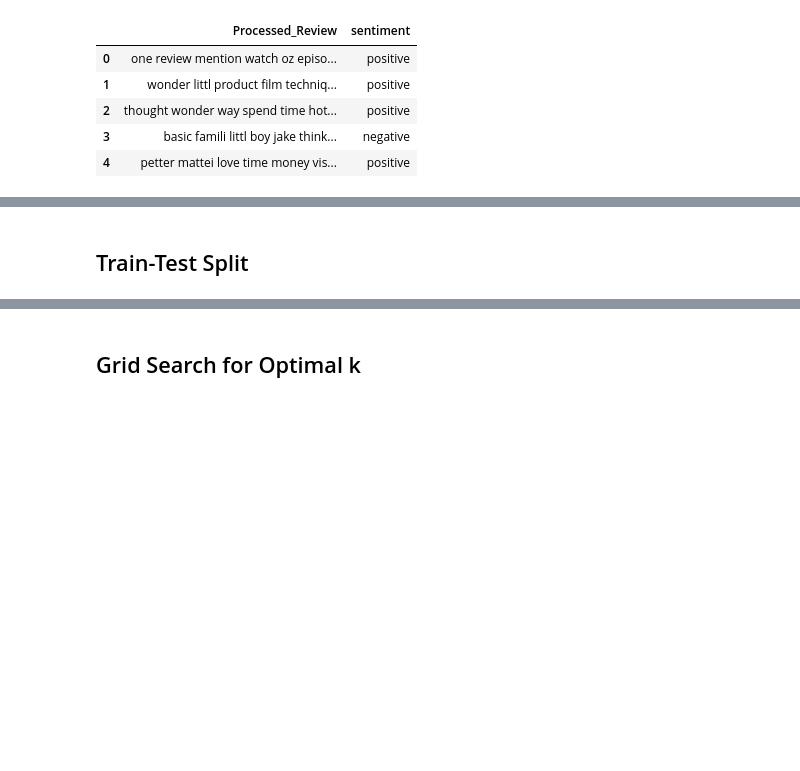
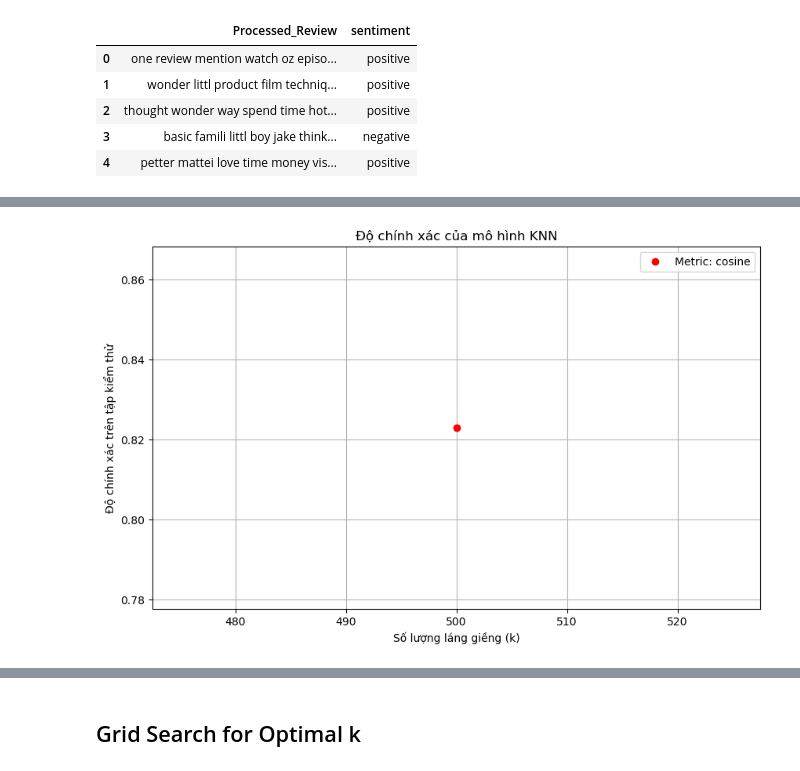
Before and after one commit to PhucLe1725/Group_4-Sentiment_Analysis, a Jupyter notebook: src/python/kNN.ipynb, the cells around one changed output, grey strips where cells are left out. Cells and saved outputs as stored; diff of their text form; code cells hidden in the pictures; blank space fills up the shorter version.

```diff
--- a/src/python/kNN.ipynb
+++ b/src/python/kNN.ipynb
@@ -28,8 +28,7 @@ from sklearn.metrics import accuracy_score, classification_report
 # %%
 # Chuyển dữ liệu sang đặc trưng số sử dụng TF-IDF
 tfidf = TfidfVectorizer(max_features=10000, ngram_range=(1, 2))
+X = tfidf.fit_transform(data['Processed_Review']).toarray()
+# Chia data thành các tập train và test
+y = data['sentiment']
+X_train, X_test, y_train, y_test = train_test_split(X, y, test_size=0.3, random_state=1)
-# %%
-# Chia data thành các tập train và test
-X = tfidf.fit_transform(data['Processed_Review']).toarray()
-y = data['sentiment']
-X_train, X_test, y_train, y_test = train_test_split(X, y, test_size=0.2, random_state=1)
@@ -47,2 +35,67 @@ def minkowski_distance(x1, x2, p=3):
-# %% [markdown]
-## Train-Test Split
+# %%
+import pandas as pd
+import matplotlib.pyplot as plt
+import time  # Thêm thư viện để tính thời gian
+from sklearn.neighbors import KNeighborsClassifier
+from sklearn.metrics import accuracy_score
+
+# Giả sử X_train, X_test, y_train, y_test đã được định nghĩa
+
+# Định nghĩa tham số của mô hình
+n_neighbors = 500
+metric = 'cosine'
+
+# Khởi tạo mô hình KNN với tham số cố định
+knn = KNeighborsClassifier(n_neighbors=n_neighbors, metric=metric)
+
+# Bắt đầu đo thời gian huấn luyện
+start_time = time.time()
+
+# Huấn luyện mô hình trên tập huấn luyện
+knn.fit(X_train, y_train)
+
+# Kết thúc đo thời gian huấn luyện
+train_time = time.time() - start_time
+
+# Bắt đầu đo thời gian dự đoán
+start_time = time.time()
+
+# Dự đoán trên tập kiểm thử
+y_pred = knn.predict(X_test)
+
+# Kết thúc đo thời gian dự đoán
+predict_time = time.time() - start_time
+
+# Tính độ chính xác trên tập kiểm thử
+accuracy = accuracy_score(y_test, y_pred)
+
+# In ra tham số, độ chính xác và thời gian chạy
+print("Tham số mô hình: n_neighbors =", n_neighbors, ", metric =", metric)
+print("Độ chính xác trên tập kiểm thử: {:.2f}%".format(accuracy * 100))
+print("Thời gian huấn luyện: {:.4f} giây".format(train_time))
+print("Thời gian dự đoán: {:.4f} giây".format(predict_time))
+
+# Tạo DataFrame để hiển thị kết quả mô hình
+results_df = pd.DataFrame({
+    'n_neighbors': [n_neighbors],
+    'metric': [metric],
+    'accuracy': [accuracy],
+    'train_time (s)': [train_time],
+    'predict_time (s)': [predict_time]
+})
+
+# Hiển thị bảng kết quả
+print("\nBảng kết quả:\n")
+print(results_df)
+
+# Vẽ biểu đồ độ chính xác của mô hình (nếu muốn kiểm thử nhiều n_neighbors hơn, có thể lặp qua các giá trị của n_neighbors)
+plt.figure(figsize=(10, 6))
+plt.plot([n_neighbors], [accuracy], label=f'Metric: {metric}', marker='o', linestyle='None', color='red')
+
+plt.xlabel('Số lượng láng giềng (k)')
+plt.ylabel('Độ chính xác trên tập kiểm thử')
+plt.title('Độ chính xác của mô hình KNN')
+plt.legend()
+plt.grid(True)
+plt.show()
+# %% [output]
@@ -48,0 +111 @@ def minkowski_distance(x1, x2, p=3):
+[figure, added]
```
Also changed, not shown: parts of 6 cells of this notebook.
